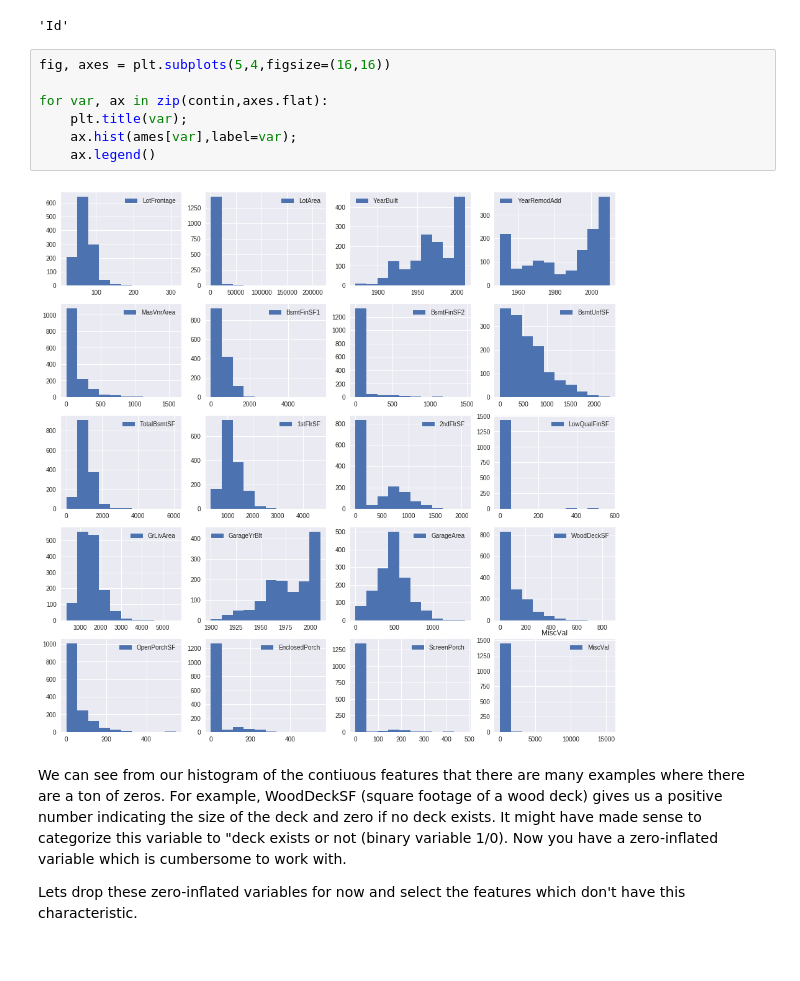
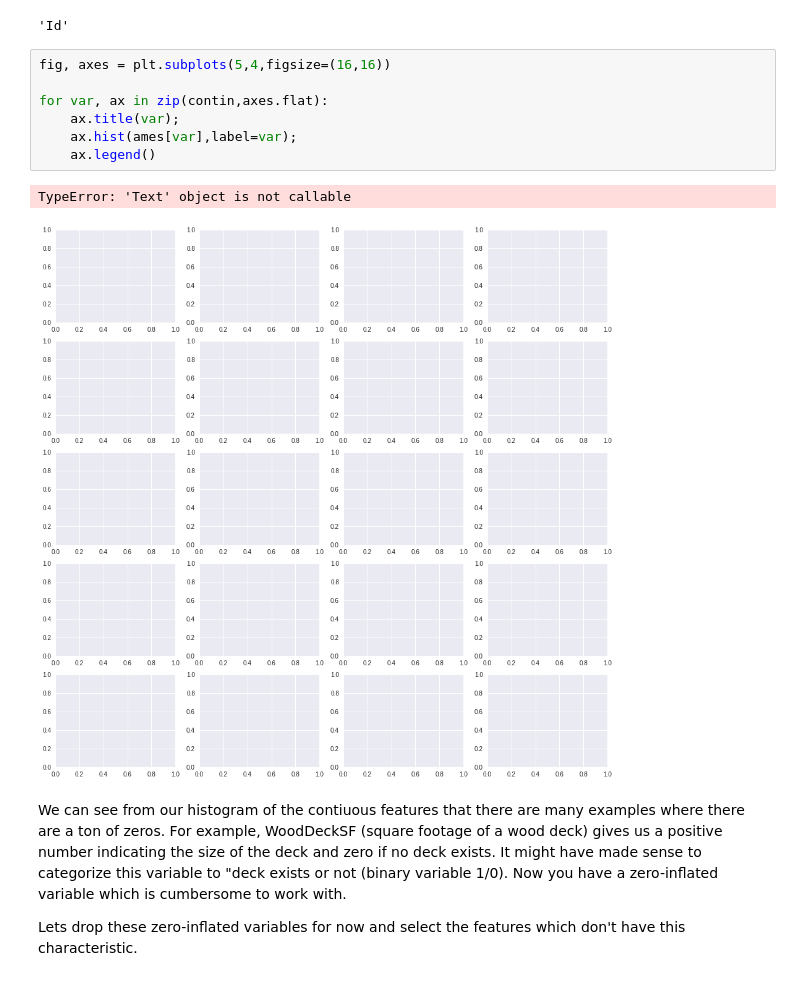
Before and after one commit to OsterMendel/dsc-feature-scaling-and-normalization-lab-nyc-ds-033020, a Jupyter notebook: index.ipynb, the cells around one changed output. Cells and saved outputs as stored; diff of their text form.

```diff
--- a/index.ipynb
+++ b/index.ipynb
@@ -45,12 +45,13 @@ contin.pop(0)
 # %%
 fig, axes = plt.subplots(5,4,figsize=(16,16))
 
 for var, ax in zip(contin,axes.flat):
-    plt.title(var);
+    ax.title(var);
     ax.hist(ames[var],label=var);
     ax.legend()
 # %% [output]
+TypeError: 'Text' object is not callable
-[figure, old version]
+[figure, new version]
 # %% [markdown]
 We can see from our histogram of the contiuous features that there are many examples where there are a ton of zeros. For example, WoodDeckSF (square footage of a wood deck) gives us a positive number indicating the size of the deck and zero if no deck exists. It might have made sense to categorize this variable to "deck exists or not (binary variable 1/0). Now you have a zero-inflated variable which is cumbersome to work with.
 
```
